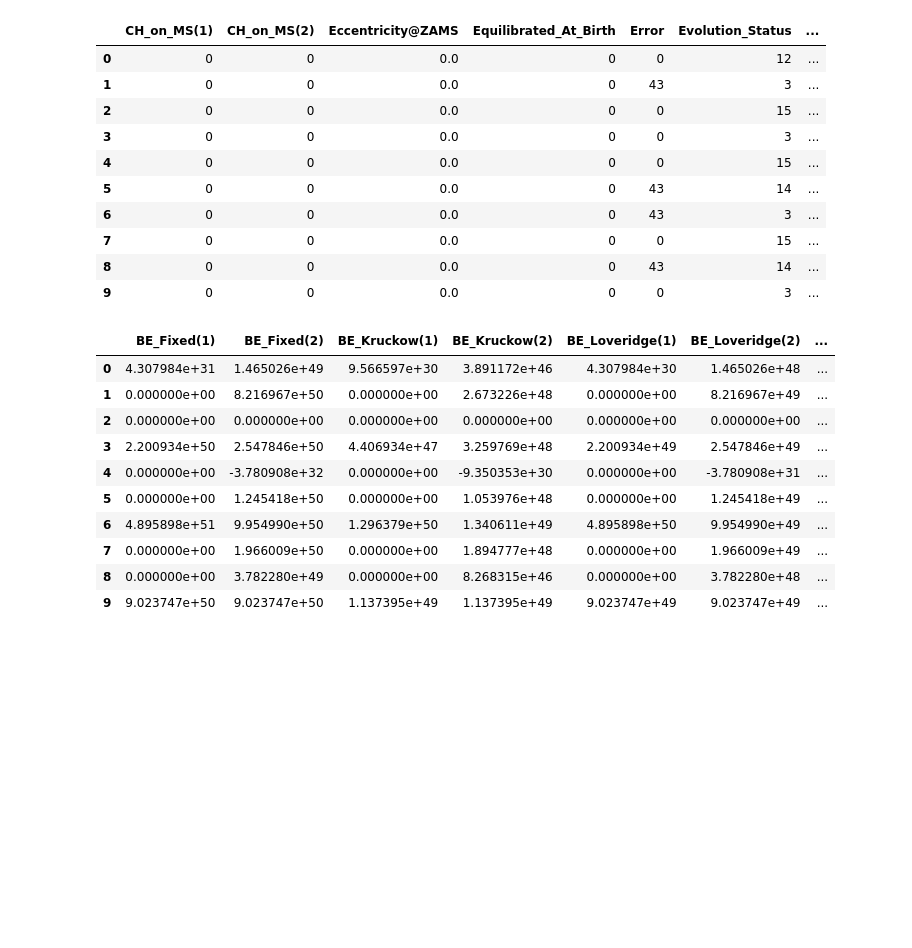
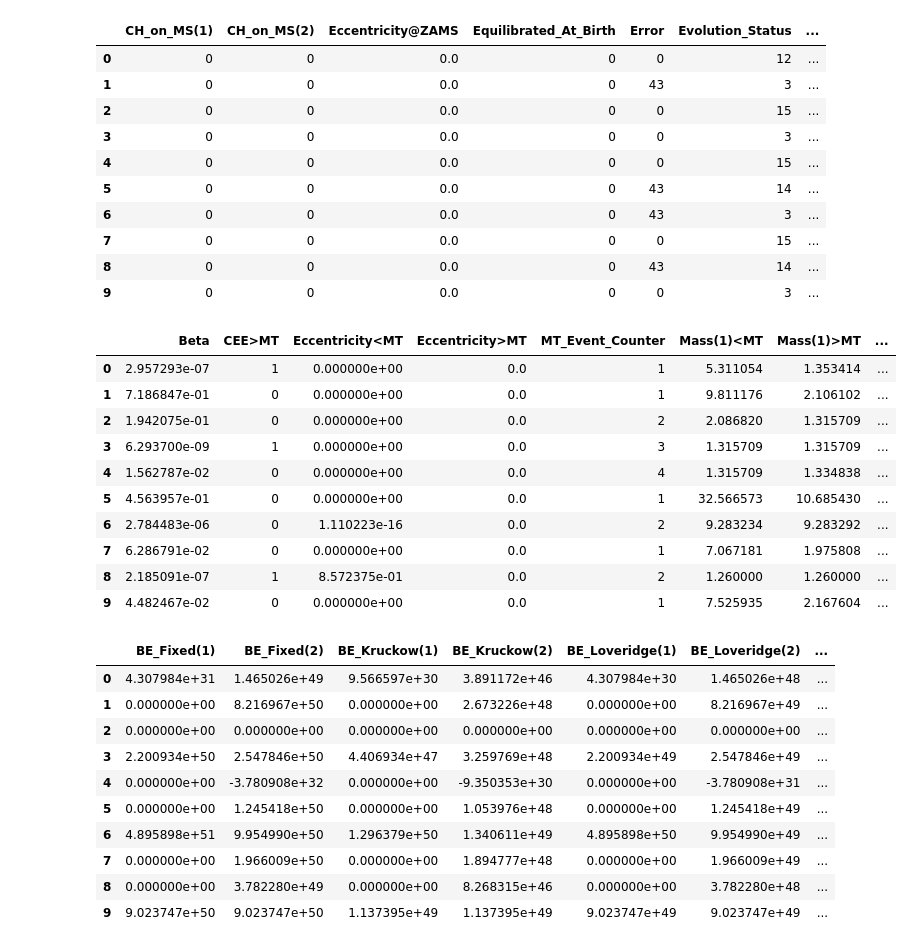
Before and after one commit to tsdevictor/stellar_mergers, a Jupyter notebook: tutorial/tutorial.ipynb, the cells around one changed output. Drawn from its saved outputs; the diff is of its cells as text; code cells hidden in the pictures; blank space fills up the shorter version.

```diff
--- a/tutorial/tutorial.ipynb
+++ b/tutorial/tutorial.ipynb
@@ -194,6 +194,21 @@ sys_params_df.head(10)
 | 7 | 0 | 0 | 0.0 | 0 | 0 | 15 | ... |
 | 8 | 0 | 0 | 0.0 | 0 | 43 | 14 | ... |
 | 9 | 0 | 0 | 0.0 | 0 | 0 | 3 | ... |
+# %%
+rlof_params_df = pd.DataFrame(load_compas_group(output_path, 'BSE_RLOF'))
+rlof_params_df.head(10)
+# %% [output]
+|  | Beta | CEE>MT | Eccentricity<MT | Eccentricity>MT | MT_Event_Counter | Mass(1)<MT | Mass(1)>MT | ... |
+| 0 | 2.957293e-07 | 1 | 0.000000e+00 | 0.0 | 1 | 5.311054 | 1.353414 | ... |
+| 1 | 7.186847e-01 | 0 | 0.000000e+00 | 0.0 | 1 | 9.811176 | 2.106102 | ... |
+| 2 | 1.942075e-01 | 0 | 0.000000e+00 | 0.0 | 2 | 2.086820 | 1.315709 | ... |
+| 3 | 6.293700e-09 | 1 | 0.000000e+00 | 0.0 | 3 | 1.315709 | 1.315709 | ... |
+| 4 | 1.562787e-02 | 0 | 0.000000e+00 | 0.0 | 4 | 1.315709 | 1.334838 | ... |
+| 5 | 4.563957e-01 | 0 | 0.000000e+00 | 0.0 | 1 | 32.566573 | 10.685430 | ... |
+| 6 | 2.784483e-06 | 0 | 1.110223e-16 | 0.0 | 2 | 9.283234 | 9.283292 | ... |
+| 7 | 6.286791e-02 | 0 | 0.000000e+00 | 0.0 | 1 | 7.067181 | 1.975808 | ... |
+| 8 | 2.185091e-07 | 1 | 8.572375e-01 | 0.0 | 2 | 1.260000 | 1.260000 | ... |
+| 9 | 4.482467e-02 | 0 | 0.000000e+00 | 0.0 | 1 | 7.525935 | 2.167604 | ... |
 # %%
 ce_df = pd.DataFrame(load_compas_group(output_path, 'BSE_Common_Envelopes'))
 ce_df.head(10)
```
Also changed, not shown: parts of 2 cells of this notebook.
